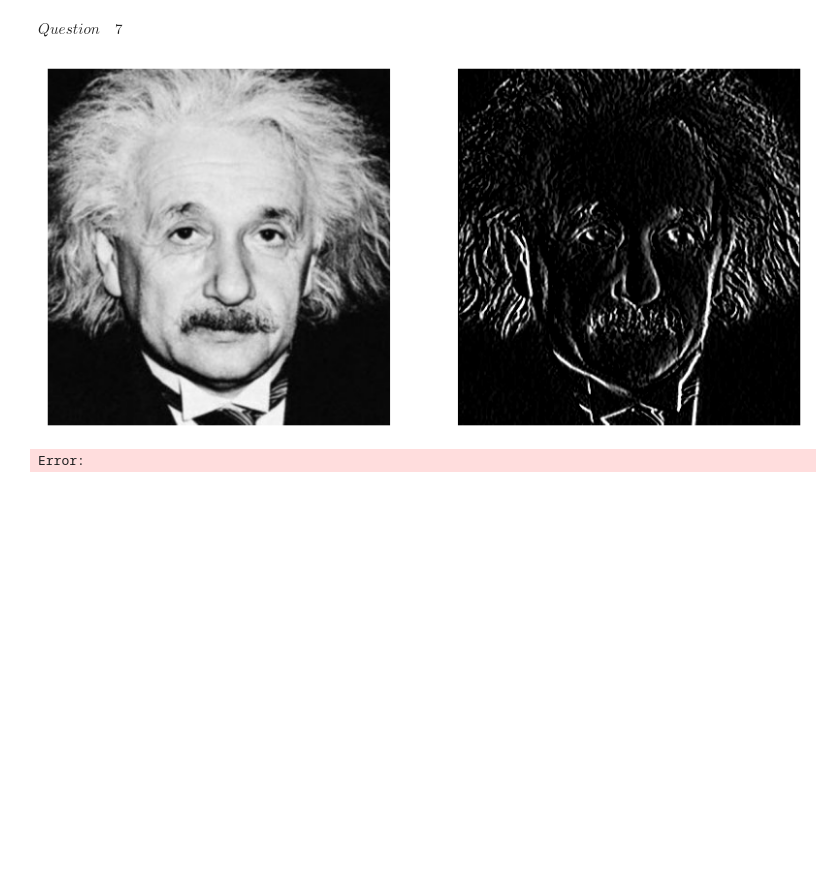
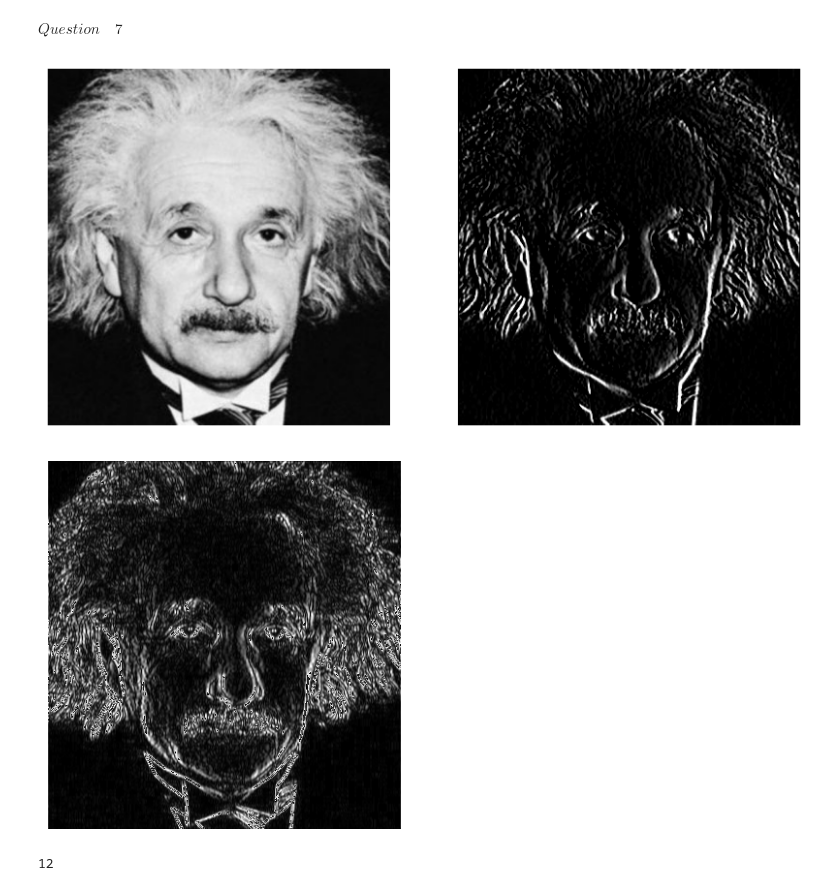
Before and after one commit to TishanSathruwan/ImageProcessing_MachineVision, a Jupyter notebook: Assignments/Assignment_1/Assignment_01.ipynb, the cells around one changed output. Drawn from its saved outputs; the diff is of its cells as text; code cells hidden in the pictures; blank space fills up the shorter version.

```diff
--- a/Assignments/Assignment_1/Assignment_01.ipynb
+++ b/Assignments/Assignment_1/Assignment_01.ipynb
@@ -229,11 +229 @@ plt.show()
 [figure]
-# %%
-x_1 = [1,2,3,10,100,255,300]
-a = 0.5
-zegma = 70
-output = []
-for x in x_1:
-    t = min(x + (a / 128) * np.exp((-1 * ((x - 128) ** 2)) / (2 * (zegma ** 2))), 255)
-    output.append(t)
-print(output)
-print(np.array(output).astype(np.uint8))
@@ -343,23 +378,68 @@ $Question \quad 7$
 # %%
 img_7 = cv.imread('einstein.png', cv.IMREAD_COLOR)
 img_7_1 = cv.cvtColor(img_7, cv.COLOR_BGR2RGB)
+
 plt.figure(figsize=(10, 10))
 plt.subplot(1, 2, 1)
 plt.imshow(img_7_1)
 plt.axis('off')
 
 # using build in function
 
 kernel = np.array([(1,0,-1),(2,0,-2),(1,0,-1)], dtype= 'float')
 img_7_filtered = cv.filter2D(img_7_1, -1, kernel)
 plt.subplot(1, 2, 2)
 plt.imshow(img_7_filtered)
 plt.axis('off')
 plt.show()
 
 # using function
-def sobel_filtering(image):
-    sobel_kernel = np.array([(1,0,-1),(2,0,-2),(1,0,-1)], dtype= 'float')
+img_7_copy = img_7_1.copy()
+
+def sobel_filtering(image_plane):
+    sobel_kernel_c = np.array([(1),(2),(1)], dtype= 'float')
+    sobel_kernel_r = np.array([(1,0,-1)], dtype= 'float')
+
+    # Create a padded version of the image
+    image_plane = np.pad(image_plane, ((1,1), (1,1)), mode='constant')
+
+    img_sobel_1 = np.zeros((image_plane.shape[0],image_plane.shape[1]-2))
+    for i in range(img_sobel_1.shape[0]):
+        for j in range(img_sobel_1.shape[1]):
+            img_sobel_1[i,j] = np.abs(np.sum(sobel_kernel_r * image_plane[i,j:j+3]))
+
+    img_sobel_filtered = np.zeros((img_sobel_1.shape[0]-2,img_sobel_1.shape[1]))
+
+    for x in range(img_sobel_filtered.shape[1]):
+        for y in range(img_sobel_filtered.shape[0]):
+            img_sobel_filtered[y,x] = np.abs(np.sum(sobel_kernel_c * img_sobel_1[y:y+3,x]))
+
+    #img_sobel_filtered = np.clip(img_sobel_filtered, 0, 255)
+    #img_sobel_filtered = np.pad(img_sobel_filtered, ((1, 1), (1, 1)), mode='constant')
+    return  img_sobel_filtered
+
+
+
+
+#filtering
+img_7_copy[:,:,0] = sobel_filtering(img_7_copy[:,:,0])
+img_7_copy[:,:,1] = sobel_filtering(img_7_copy[:,:,1])
+img_7_copy[:,:,2] = sobel_filtering(img_7_copy[:,:,2])
+
+img_7_filtered_2 = img_7_copy
+
+#plot image
+plt.figure(figsize=(10, 10))
+plt.subplot(1, 2, 1)
+plt.imshow(img_7_filtered_2)
+plt.axis('off')
+plt.show()
 # %% [output]
 [figure]
-Error:
+[figure, added]
+# %%
+l = np.array([[1],[2],[3]])
+b=np.array([[1],[1],[0],[0]])
+print(np.sum(l*b[:3,0]))
+# %% [output]
+12
```
Also changed, not shown: parts of 6 cells of this notebook.
